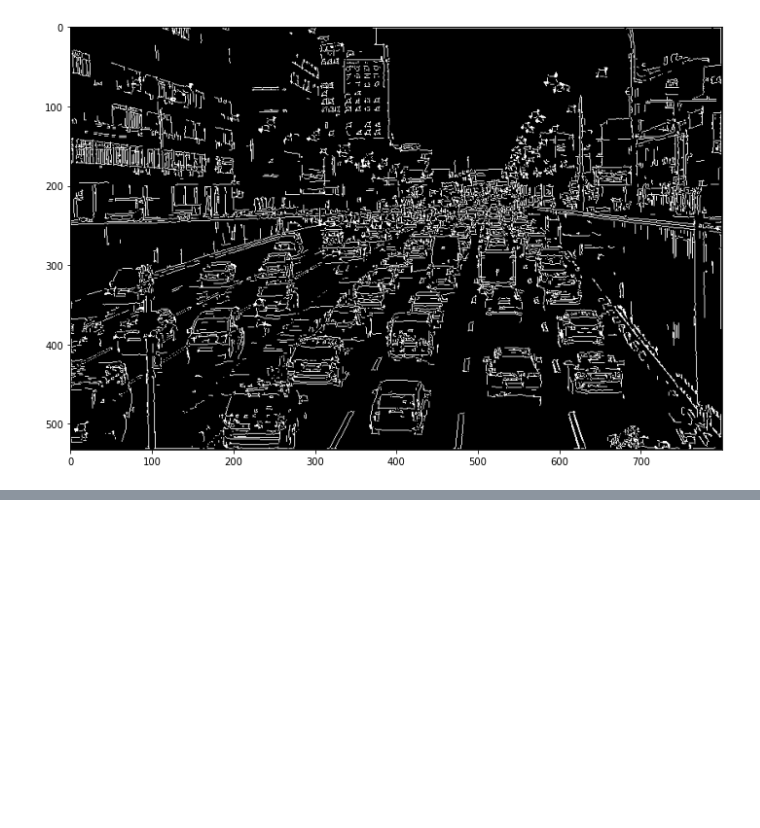
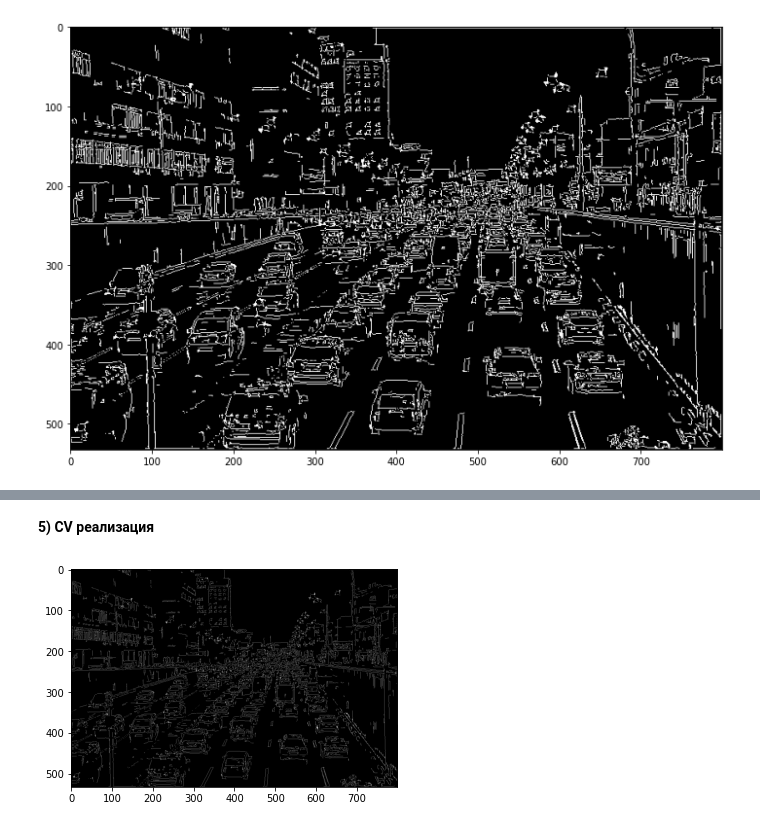
Before and after one commit to KrasilnikovAV/img_processing, a Jupyter notebook: Lab_3/lab_3.ipynb, the cells around one changed output, grey strips where cells are left out. Saved outputs shown, nothing was run; the diff lists cells and outputs as text; code cells hidden in the pictures; blank space fills up the shorter version.

```diff
--- a/Lab_3/lab_3.ipynb
+++ b/Lab_3/lab_3.ipynb
@@ -219,0 +319,10 @@ plt.imshow(image7, cmap='gray', vmin = 0, vmax = 255, aspect='auto')
+# %% [markdown]
+**5) CV реализация**
+# %%
+map_cv = cv2.distanceTransform(image.astype(np.uint8), cv2.DIST_L2, 5)
+# %%
+plt.figure()
+plt.imshow(map_cv, cmap='gray')
+plt.show()
+# %% [output]
+[figure, added]
```
Also changed, not shown: parts of 10 cells of this notebook.
